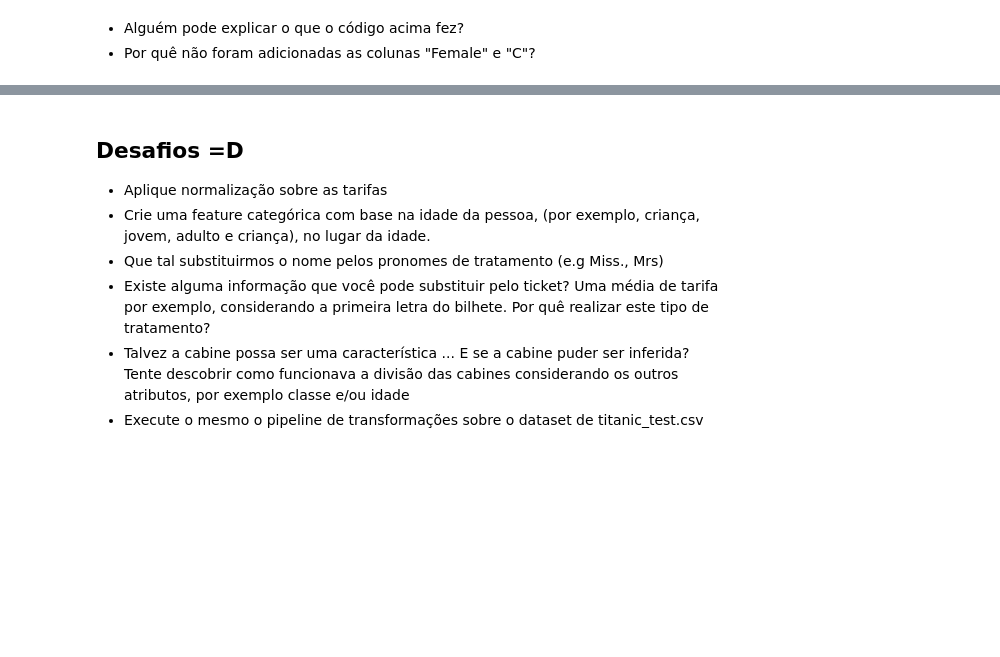
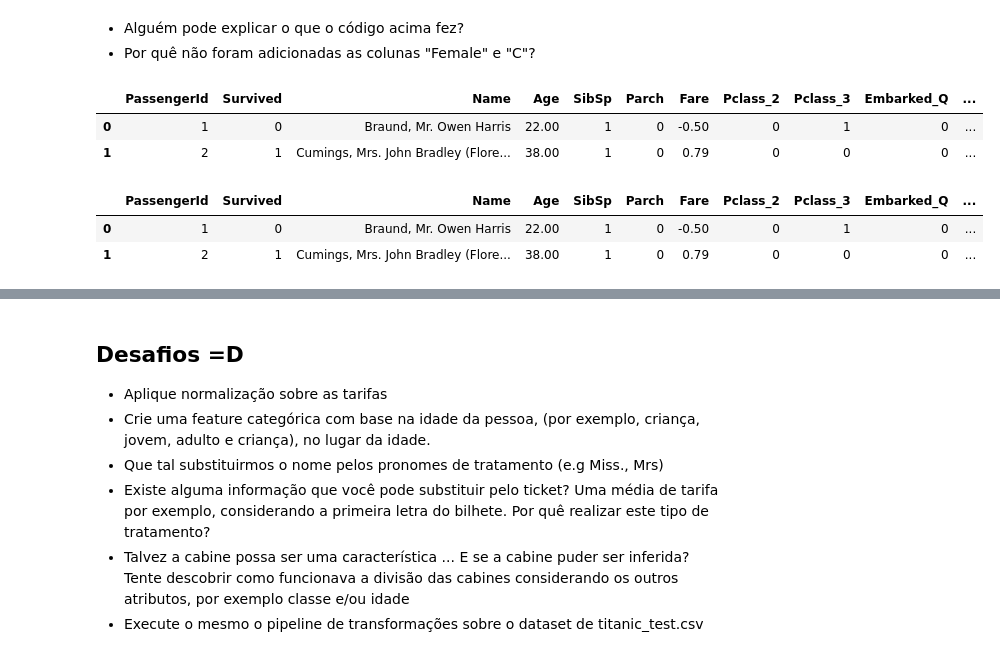
Before and after one commit to alexssandroos/learn_treinamento_atl, a Jupyter notebook: notebooks/Feature_Engineering/Pre_Processamento.ipynb, the cells around one changed output, grey strips where cells are left out. Drawn from its saved outputs; the diff is of its cells as text; code cells hidden in the pictures; blank space fills up the shorter version.

```diff
--- a/notebooks/Feature_Engineering/Pre_Processamento.ipynb
+++ b/notebooks/Feature_Engineering/Pre_Processamento.ipynb
@@ -239,4 +252,2 @@ train = pd.concat([train,embarked],axis=1)
-# %%
-pclass = pd.get_dummies(train['Pclass'],prefix='Pclass', drop_first=True)
-train.drop(['Pclass'],axis=1,inplace=True)
-train = pd.concat([train,pclass],axis=1)
+# %%
+train = set_onehotencoding(train, 'Pclass', 'Pclass')
@@ -258,3 +280,32 @@ dtype: int64
 # %% [markdown]
 * Alguém pode explicar o que o código acima fez?
 * Por quê não foram adicionadas as colunas "Female" e "C"?
+# %%
+# Aplique normalização sobre as tarifas
+def nomaliza_std(dataframe, coluna):
+    return (dataframe[coluna]-dataframe[coluna].mean())/dataframe[coluna].std()
+
+train['Fare'] = nomaliza_std(train, 'Fare')
+train.head(2)
+# %% [output]
+|  | PassengerId | Survived | Name | Age | SibSp | Parch | Fare | Pclass_2 | Pclass_3 | Embarked_Q | ... |
+| 0 | 1 | 0 | Braund, Mr. Owen Harris | 22.00 | 1 | 0 | -0.50 | 0 | 1 | 0 | ... |
+| 1 | 2 | 1 | Cumings, Mrs. John Bradley (Flore... | 38.00 | 1 | 0 | 0.79 | 0 | 0 | 0 | ... |
+# %%
+# Crie uma feature categórica com base na idade da pessoa, (por exemplo, criança, jovem, adulto e criança), no lugar da idade.
+def classifica_idade(coluna):
+    if coluna<13:
+        return 'Crianca'
+    elif (coluna>12) & (coluna<26):
+        return 'Jovem'
+    elif (coluna>25) & (coluna<51):
+        return 'Adulto'
+    else:
+        return 'Velho'
+
+train['FaixaEtaria'] = train.Age.apply(classifica_idade)
+train.head(2)
+# %% [output]
+|  | PassengerId | Survived | Name | Age | SibSp | Parch | Fare | Pclass_2 | Pclass_3 | Embarked_Q | ... |
+| 0 | 1 | 0 | Braund, Mr. Owen Harris | 22.00 | 1 | 0 | -0.50 | 0 | 1 | 0 | ... |
+| 1 | 2 | 1 | Cumings, Mrs. John Bradley (Flore... | 38.00 | 1 | 0 | 0.79 | 0 | 0 | 0 | ... |
```
Also changed, not shown: parts of 21 cells of this notebook.
